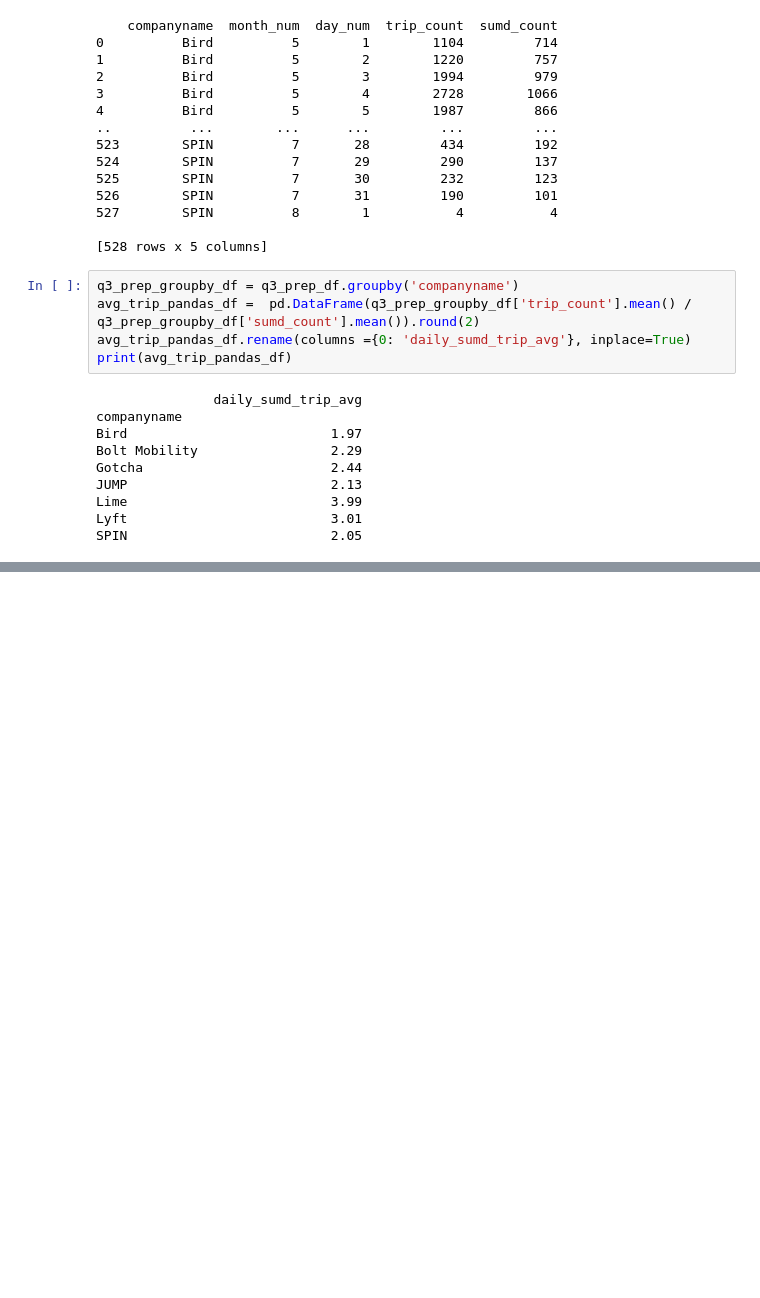
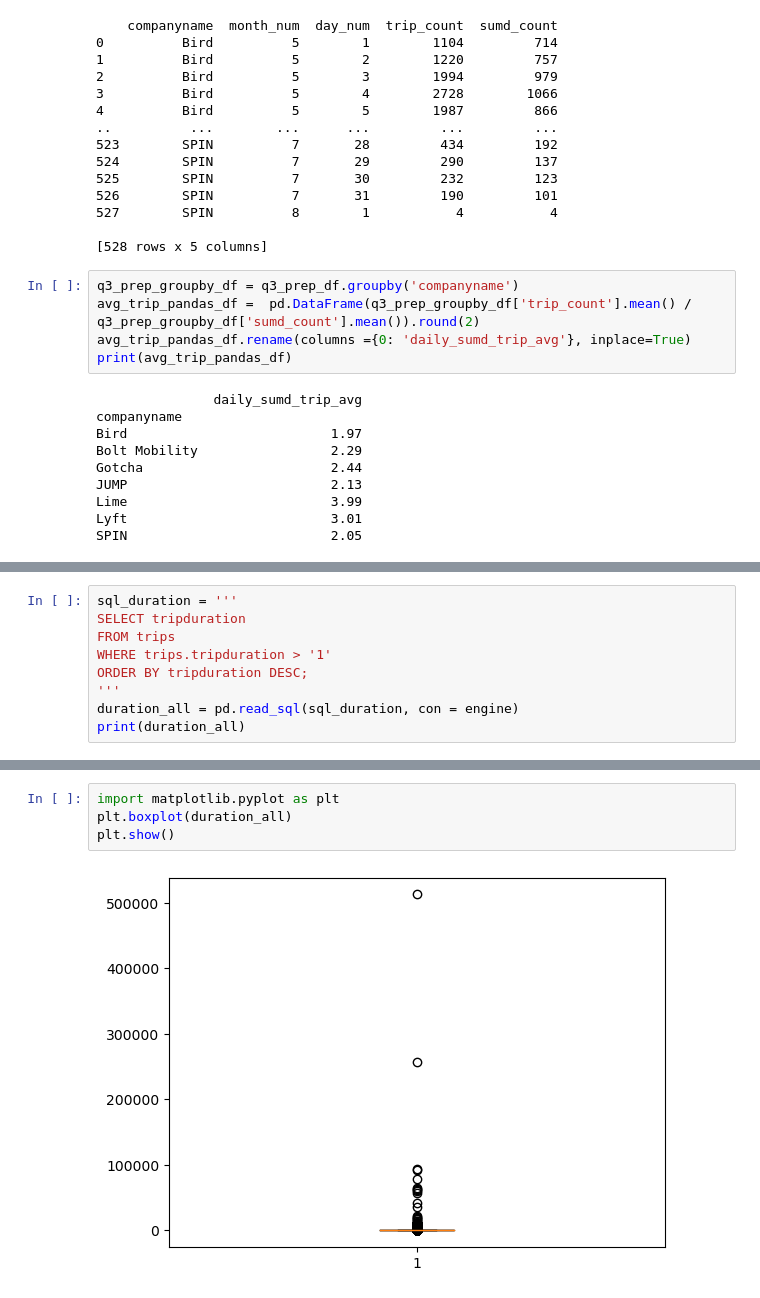
Before and after one commit to NSS-Data-Analytics-Cohort-8/scooter-partner1-witch_trial_logic, a Jupyter notebook: notebook/scooters questions.ipynb, the cells around one changed output, grey strips where cells are left out. Cells and saved outputs as stored; diff of their text form; blank space fills up the shorter version.

```diff
--- a/notebook/scooters questions.ipynb
+++ b/notebook/scooters questions.ipynb
@@ -289,0 +304,9 @@ SPIN                          2.05
+# %%
+sql_duration = '''
+SELECT tripduration
+FROM trips
+WHERE trips.tripduration > '1'
+ORDER BY tripduration DESC;
+'''
+duration_all = pd.read_sql(sql_duration, con = engine)
+print(duration_all)
@@ -289,0 +328,6 @@ SPIN                          2.05
+# %%
+import matplotlib.pyplot as plt
+plt.boxplot(duration_all)
+plt.show()
+# %% [output]
+[figure, added]
```
Also changed, not shown: parts of 11 cells of this notebook, 1 other file.
